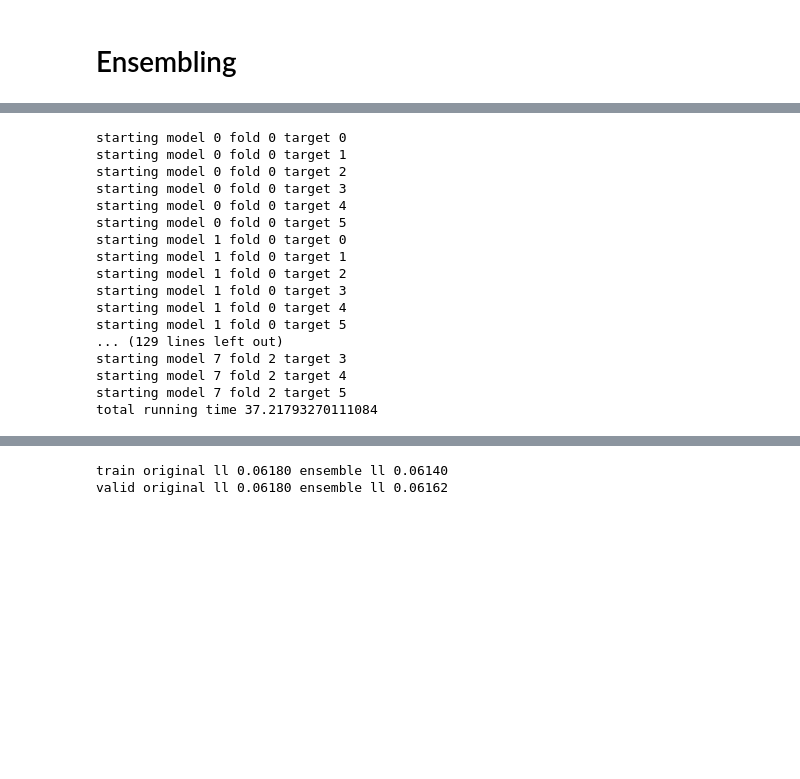
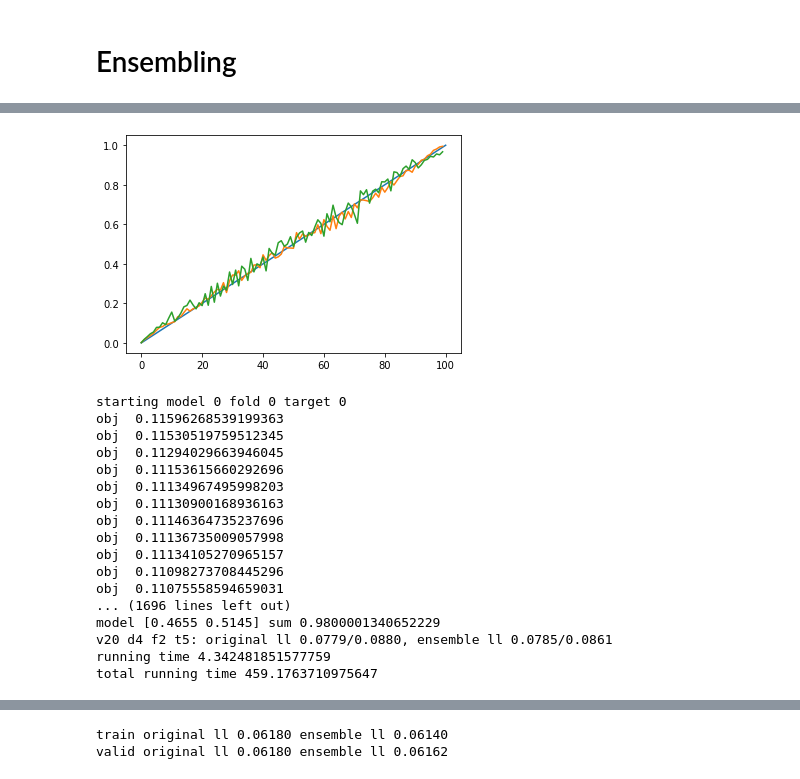
Before and after one commit to nosound2/RSNA-Hemorrhage, a Jupyter notebook: notebooks/Ensembling.ipynb, the cells around one changed output, grey strips where cells are left out. Saved outputs shown, nothing was run; the diff lists cells and outputs as text; code cells hidden in the pictures; blank space fills up the shorter version.

```diff
--- a/notebooks/Ensembling.ipynb
+++ b/notebooks/Ensembling.ipynb
@@ -690,0 +700,12 @@ preds_all.shape
+# %%
+#dd = pd.DataFrame(preds_all.mean(1)[4], columns=all_ich)
+
+k=0
+plt.plot([0,100],[0,1])
+for val in train_md.PxlMin_zero.unique():
+    mask = train_md.PxlMin_zero == val
+    dd = pd.DataFrame(preds_all.mean((0,1))[mask], columns=all_ich)
+    plt.plot(train_md.loc[mask,[all_ich[k]]].reset_index(drop=True)
+             .groupby(pd.cut(dd[all_ich[k]],np.arange(101)/100)).mean().values)
+# %% [output]
+[figure, added]
@@ -694,25 +719,25 @@ for fold in range(3):
     for ds_idx in range(len(preds_all)):
         for target in range(6):
             train_ensemble(train_md, preds_all, fold=fold, target=target, ds_idx=ds_idx,
-                           first_step=True, skip_first=True)
+                           first_step=True, skip_first=False)
 print('total running time', time.time() - stg)
 # %% [output]
 starting model 0 fold 0 target 0
-starting model 0 fold 0 target 1
-starting model 0 fold 0 target 2
-starting model 0 fold 0 target 3
-starting model 0 fold 0 target 4
-starting model 0 fold 0 target 5
-starting model 1 fold 0 target 0
-starting model 1 fold 0 target 1
-starting model 1 fold 0 target 2
-starting model 1 fold 0 target 3
-starting model 1 fold 0 target 4
-starting model 1 fold 0 target 5
-... (129 lines left out)
-starting model 7 fold 2 target 3
-starting model 7 fold 2 target 4
-starting model 7 fold 2 target 5
-total running time 37.21793270111084
+obj  0.11596268539199363
+obj  0.11530519759512345
+obj  0.11294029663946045
+obj  0.11153615660292696
+obj  0.11134967495998203
+obj  0.11130900168936163
+obj  0.11146364735237696
+obj  0.11136735009057998
+obj  0.11134105270965157
+obj  0.11098273708445296
+obj  0.11075558594659031
+... (1696 lines left out)
+model [0.4655 0.5145] sum 0.9800001340652229
+v20 d4 f2 t5: original ll 0.0779/0.0880, ensemble ll 0.0785/0.0861
+running time 4.342481851577759
+total running time 459.1763710975647
 # %%
 #total running time 578.6535203456879
```
Also changed, not shown: parts of 50 cells of this notebook, 2 other files.
